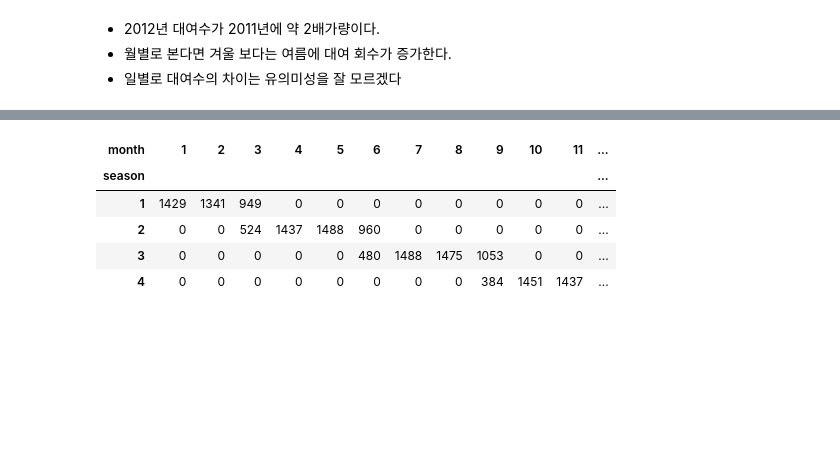
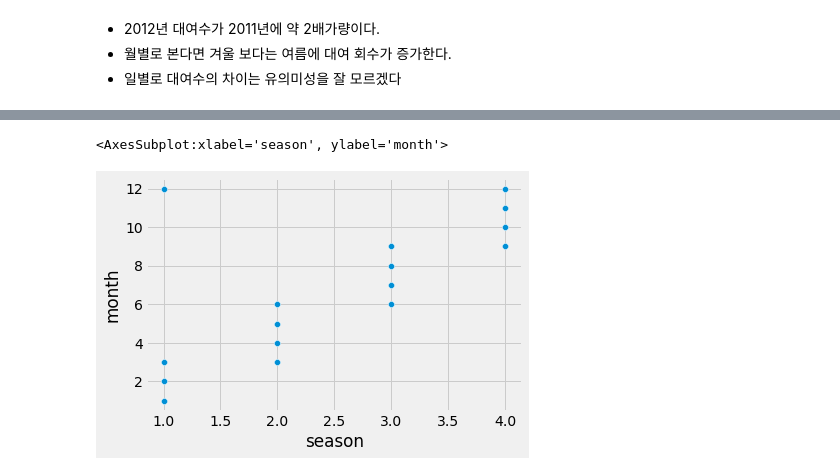
Before and after one commit to wodms1/AIFFEL_first, a Jupyter notebook: transcription_project/Bike_Sharing_Demand/My_Bike_Sharing_Demand.ipynb, the cells around one changed output, grey strips where cells are left out. Drawn from its saved outputs; the diff is of its cells as text; code cells hidden in the pictures; blank space fills up the shorter version.

```diff
--- a/transcription_project/Bike_Sharing_Demand/My_Bike_Sharing_Demand.ipynb
+++ b/transcription_project/Bike_Sharing_Demand/My_Bike_Sharing_Demand.ipynb
@@ -173,9 +231,5 @@ Name: season, dtype: int64
-# %%
-pd.crosstab(df.season,df.month)
-# %% [output]
-| month | 1 | 2 | 3 | 4 | 5 | 6 | 7 | 8 | 9 | 10 | 11 | ... |
-| season |  |  |  |  |  |  |  |  |  |  |  | ... |
-| 1 | 1429 | 1341 | 949 | 0 | 0 | 0 | 0 | 0 | 0 | 0 | 0 | ... |
-| 2 | 0 | 0 | 524 | 1437 | 1488 | 960 | 0 | 0 | 0 | 0 | 0 | ... |
-| 3 | 0 | 0 | 0 | 0 | 0 | 480 | 1488 | 1475 | 1053 | 0 | 0 | ... |
-| 4 | 0 | 0 | 0 | 0 | 0 | 0 | 0 | 0 | 384 | 1451 | 1437 | ... |
+# %%
+sns.scatterplot(data=df,x='season',y='month')
+# %% [output]
+<AxesSubplot:xlabel='season', ylabel='month'>
+[figure, added]
```
Also changed, not shown: parts of 121 cells of this notebook, 13 other files.
